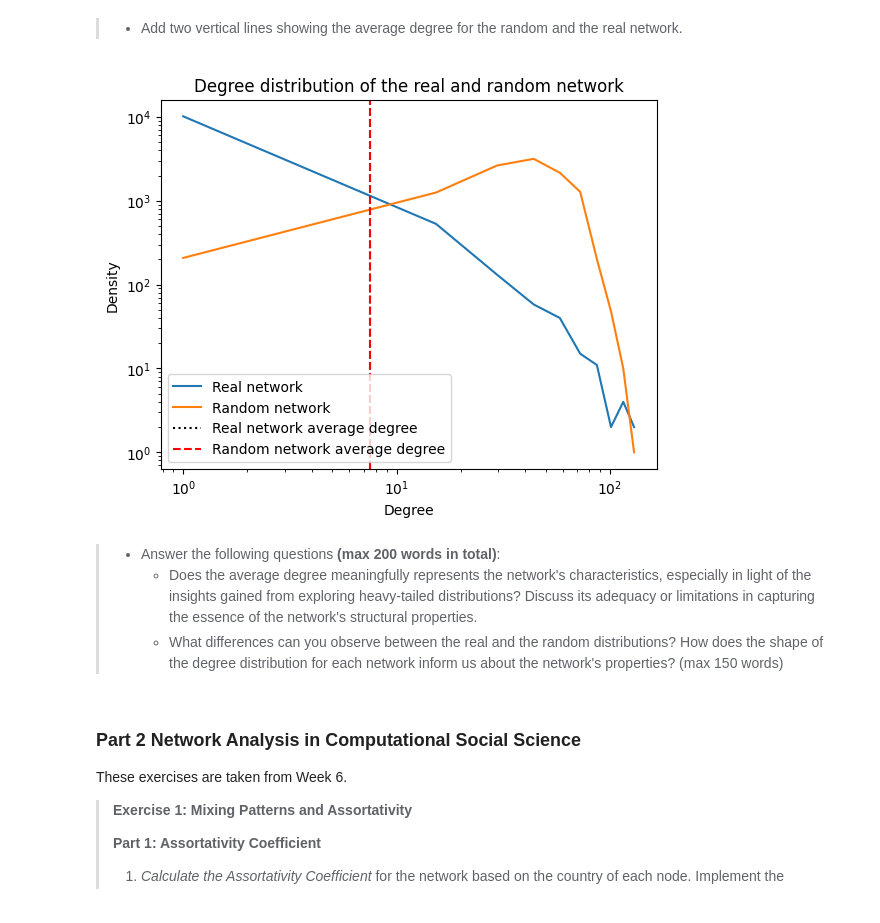
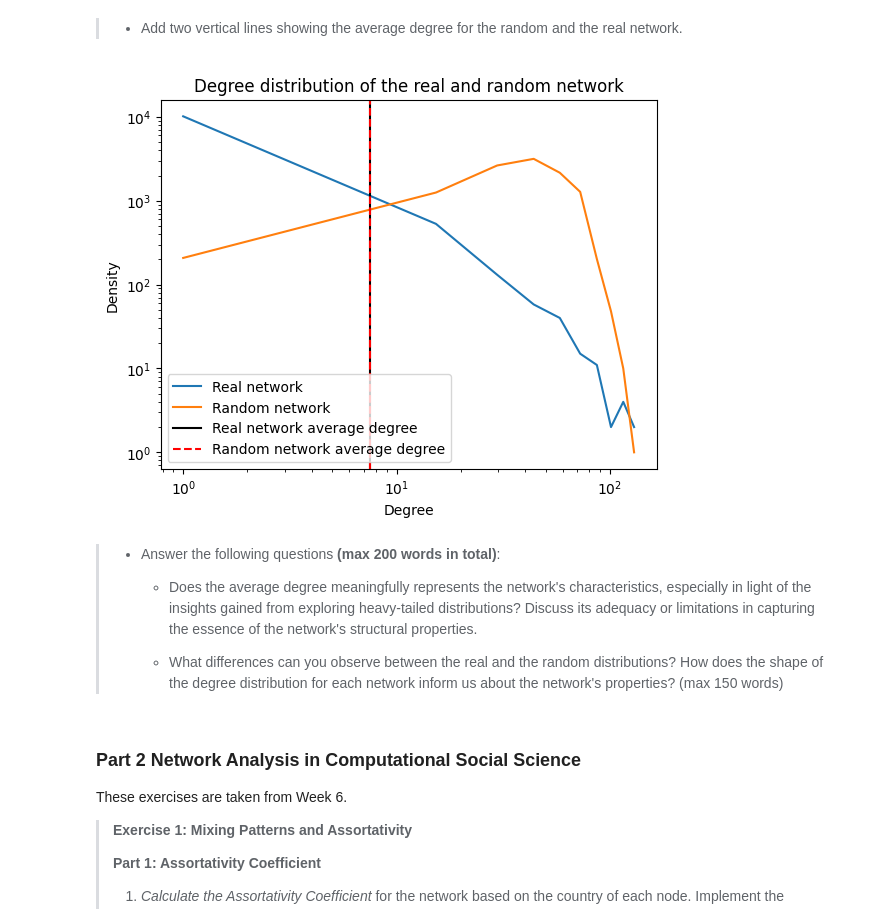
Before and after one commit to MathiasDamsgaard/Comp_Social_Sci_Assigments, a Jupyter notebook: Assignment2.ipynb, the cells around one changed output. Saved outputs shown, nothing was run; the diff lists cells and outputs as text; code cells hidden in the pictures.

```diff
--- a/Assignment2.ipynb
+++ b/Assignment2.ipynb
@@ -128,22 +128,24 @@ plt.show()
 # %%
 # Add two vertical lines showing the average degree for the random and the real network
 plt.plot(bins[:-1], hist, label='Real network')
 plt.plot(bins[:-1], hist_rd, label='Random network')
-plt.axvline(k, color='black', linestyle=':', label='Real network average degree')
+plt.axvline(k, color='black', linestyle='-', label='Real network average degree')
 plt.axvline(np.mean(degree_sequence_rd), color='red', linestyle='--', label='Random network average degree')
 plt.xscale('log')
 plt.yscale('log')
 plt.xlabel('Degree')
 plt.ylabel('Density')
 plt.title('Degree distribution of the real and random network')
 plt.legend()
 plt.show()
 # %% [output]
-[figure, old version]
+[figure, new version]
 # %% [markdown]
 > * Answer the following questions __(max 200 words in total)__:
->    - Does the average degree meaningfully represents the network's characteristics, especially in light of the insights gained from exploring heavy-tailed distributions? Discuss its adequacy or limitations in capturing the essence of the network's structural properties.
->    - What differences can you observe between the real and the random distributions? How does the shape of the degree distribution for each network inform us about the network's properties? (max 150 words)
+>   - Does the average degree meaningfully represents the network's characteristics, especially in light of the insights gained from exploring heavy-tailed distributions? Discuss its adequacy or limitations in capturing the essence of the network's structural properties.
+>
+>   - What differences can you observe between the real and the random distributions? How does the shape of the degree distribution for each network inform us about the network's properties? (max 150 words)
+>
 # %% [markdown]
 ### Part 2 Network Analysis in Computational Social Science
 
```
